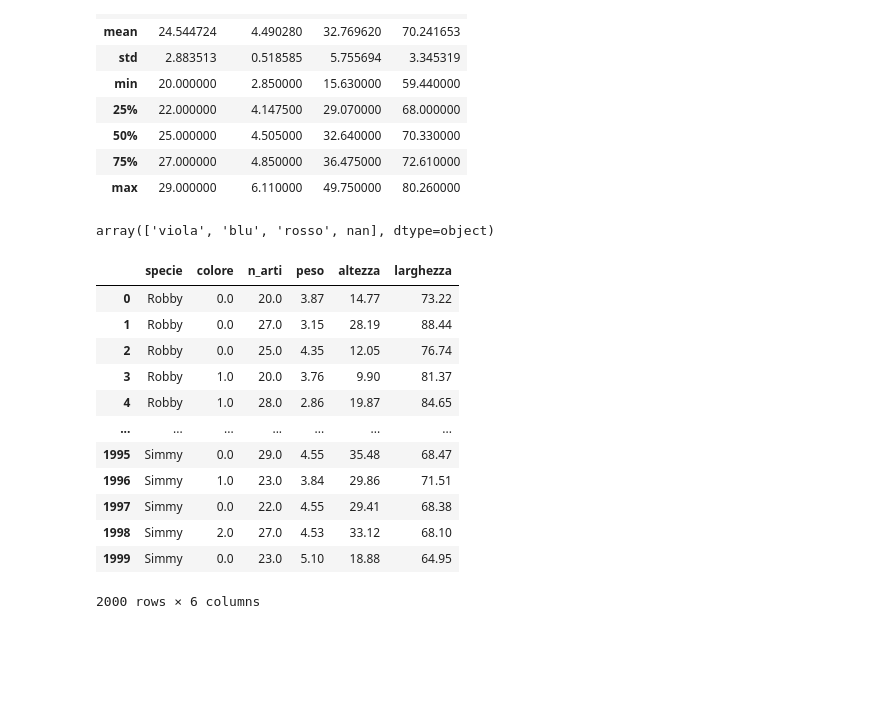
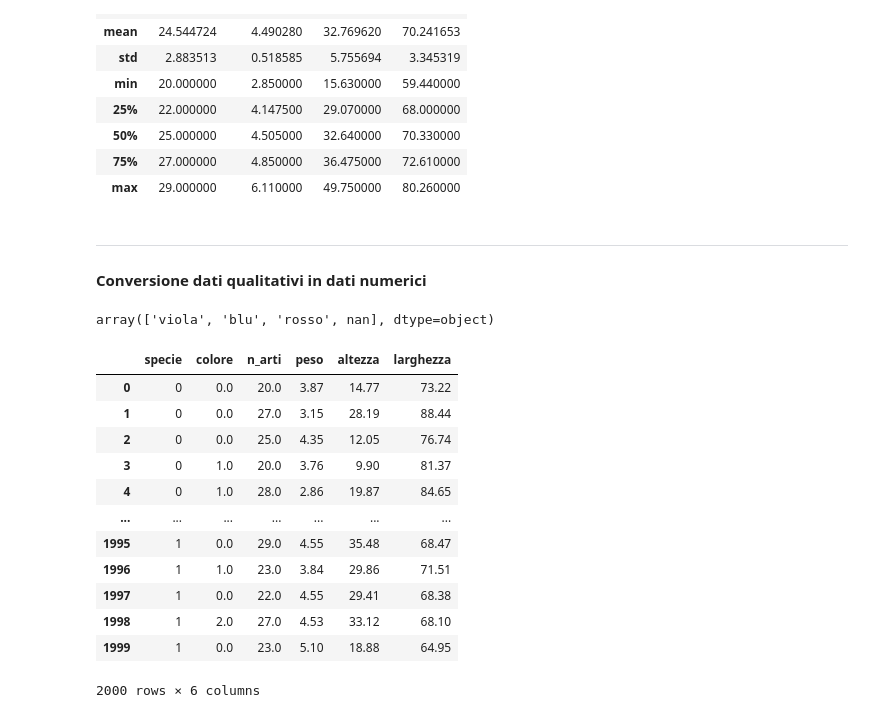
Before and after one commit to nikmaffi/A.I., a Jupyter notebook: perceptron/analysis.ipynb, the cells around one changed output. Drawn from its saved outputs; the diff is of its cells as text; code cells hidden in the pictures; blank space fills up the shorter version.

```diff
--- a/perceptron/analysis.ipynb
+++ b/perceptron/analysis.ipynb
@@ -64,30 +75,41 @@ data[data["specie"] == "Simmy"].describe()
 | 50% | 25.000000 | 4.505000 | 32.640000 | 70.330000 |
 | 75% | 27.000000 | 4.850000 | 36.475000 | 72.610000 |
 | max | 29.000000 | 6.110000 | 49.750000 | 80.260000 |
+# %% [markdown]
+<hr>
+
+#### Conversione dati qualitativi in dati numerici
 # %%
 data["colore"].unique()
 # %% [output]
 array(['viola', 'blu', 'rosso', nan], dtype=object)
 # %%
-data_copy = data.copy()
+num_data = data.copy()
 
-colours = {key: value for key, value in zip(data["colore"].unique(), [0, 1, 2])}
+c = num_data["colore"].unique()
+s = num_data["specie"].unique()
+
+colours = {key: value for value, key in enumerate(c)}
+species = {key: value for value, key in enumerate(s)}
 
 for color in colours:
-    data_copy["colore"].replace(color, colours[color], inplace = True)
+    num_data["colore"].replace(color, colours[color], inplace = True)
 
-data_copy
+for kind in species:
+    num_data["specie"].replace(kind, species[kind], inplace = True)
+
+num_data
 # %% [output]
 |  | specie | colore | n_arti | peso | altezza | larghezza |
-| 0 | Robby | 0.0 | 20.0 | 3.87 | 14.77 | 73.22 |
-| 1 | Robby | 0.0 | 27.0 | 3.15 | 28.19 | 88.44 |
-| 2 | Robby | 0.0 | 25.0 | 4.35 | 12.05 | 76.74 |
-| 3 | Robby | 1.0 | 20.0 | 3.76 | 9.90 | 81.37 |
-| 4 | Robby | 1.0 | 28.0 | 2.86 | 19.87 | 84.65 |
+| 0 | 0 | 0.0 | 20.0 | 3.87 | 14.77 | 73.22 |
+| 1 | 0 | 0.0 | 27.0 | 3.15 | 28.19 | 88.44 |
+| 2 | 0 | 0.0 | 25.0 | 4.35 | 12.05 | 76.74 |
+| 3 | 0 | 1.0 | 20.0 | 3.76 | 9.90 | 81.37 |
+| 4 | 0 | 1.0 | 28.0 | 2.86 | 19.87 | 84.65 |
 | ... | ... | ... | ... | ... | ... | ... |
-| 1995 | Simmy | 0.0 | 29.0 | 4.55 | 35.48 | 68.47 |
-| 1996 | Simmy | 1.0 | 23.0 | 3.84 | 29.86 | 71.51 |
-| 1997 | Simmy | 0.0 | 22.0 | 4.55 | 29.41 | 68.38 |
-| 1998 | Simmy | 2.0 | 27.0 | 4.53 | 33.12 | 68.10 |
-| 1999 | Simmy | 0.0 | 23.0 | 5.10 | 18.88 | 64.95 |
+| 1995 | 1 | 0.0 | 29.0 | 4.55 | 35.48 | 68.47 |
+| 1996 | 1 | 1.0 | 23.0 | 3.84 | 29.86 | 71.51 |
+| 1997 | 1 | 0.0 | 22.0 | 4.55 | 29.41 | 68.38 |
+| 1998 | 1 | 2.0 | 27.0 | 4.53 | 33.12 | 68.10 |
+| 1999 | 1 | 0.0 | 23.0 | 5.10 | 18.88 | 64.95 |
 2000 rows × 6 columns
```
Also changed, not shown: parts of 23 cells of this notebook, 1 other file.
